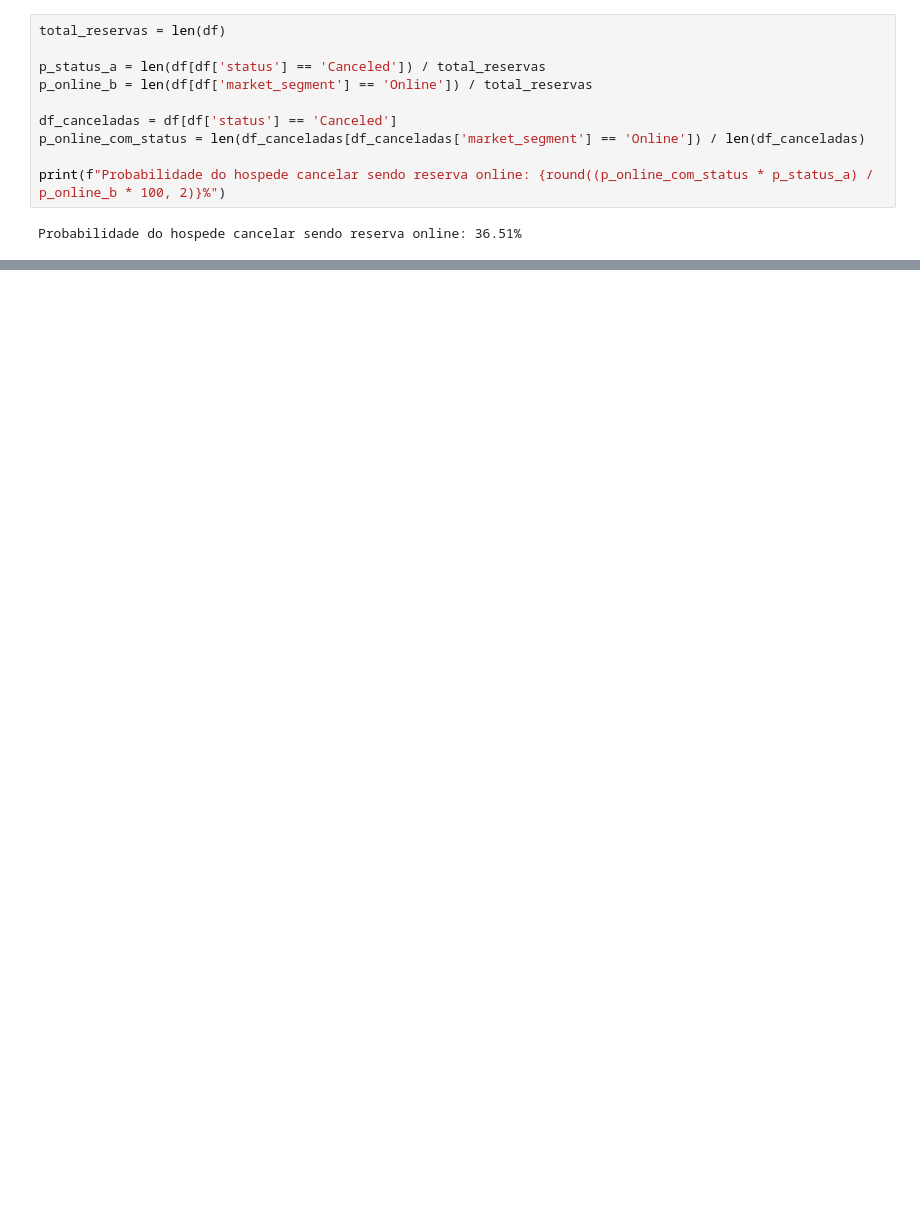
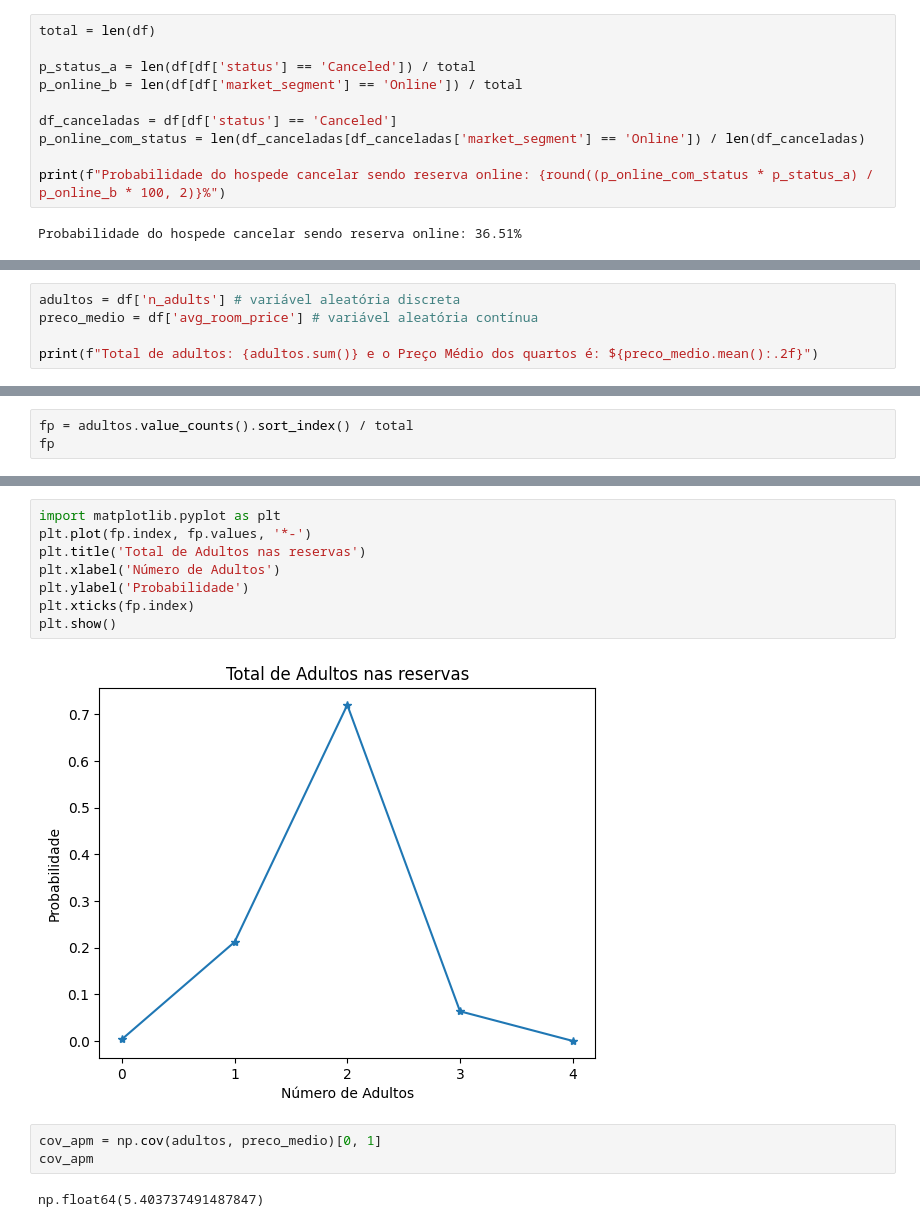
Before and after one commit to rodrigoprazim/ed-estatistica, a Jupyter notebook: hotel-bookings.ipynb, the cells around one changed output, grey strips where cells are left out. Saved outputs shown, nothing was run; the diff lists cells and outputs as text; blank space fills up the shorter version.

```diff
--- a/hotel-bookings.ipynb
+++ b/hotel-bookings.ipynb
@@ -167,10 +167,10 @@ Probabilidade de ser hópede não frequente ou cancelada é 97.48%
 # %% [markdown]
 Qual a probabilidade de uma reserva ser cancelada, sendo que ela foi feita online?
 # %%
-total_reservas = len(df)
+total = len(df)
 
-p_status_a = len(df[df['status'] == 'Canceled']) / total_reservas
-p_online_b = len(df[df['market_segment'] == 'Online']) / total_reservas
+p_status_a = len(df[df['status'] == 'Canceled']) / total
+p_online_b = len(df[df['market_segment'] == 'Online']) / total
 
 df_canceladas = df[df['status'] == 'Canceled']
 p_online_com_status = len(df_canceladas[df_canceladas['market_segment'] == 'Online']) / len(df_canceladas)
@@ -180,0 +183,5 @@ Probabilidade do hospede cancelar sendo reserva online: 36.51%
+# %%
+adultos = df['n_adults'] # variável aleatória discreta
+preco_medio = df['avg_room_price'] # variável aleatória contínua
+
+print(f"Total de adultos: {adultos.sum()} e o Preço Médio dos quartos é: ${preco_medio.mean():.2f}")
@@ -180,0 +192,3 @@ Probabilidade do hospede cancelar sendo reserva online: 36.51%
+# %%
+fp = adultos.value_counts().sort_index() / total
+fp
@@ -180,0 +215,15 @@ Probabilidade do hospede cancelar sendo reserva online: 36.51%
+# %%
+import matplotlib.pyplot as plt
+plt.plot(fp.index, fp.values, '*-')
+plt.title('Total de Adultos nas reservas')
+plt.xlabel('Número de Adultos')
+plt.ylabel('Probabilidade')
+plt.xticks(fp.index)
+plt.show()
+# %% [output]
+[figure, added]
+# %%
+cov_apm = np.cov(adultos, preco_medio)[0, 1]
+cov_apm
+# %% [output]
+np.float64(5.403737491487847)
```
Also changed, not shown: parts of 8 cells of this notebook.
